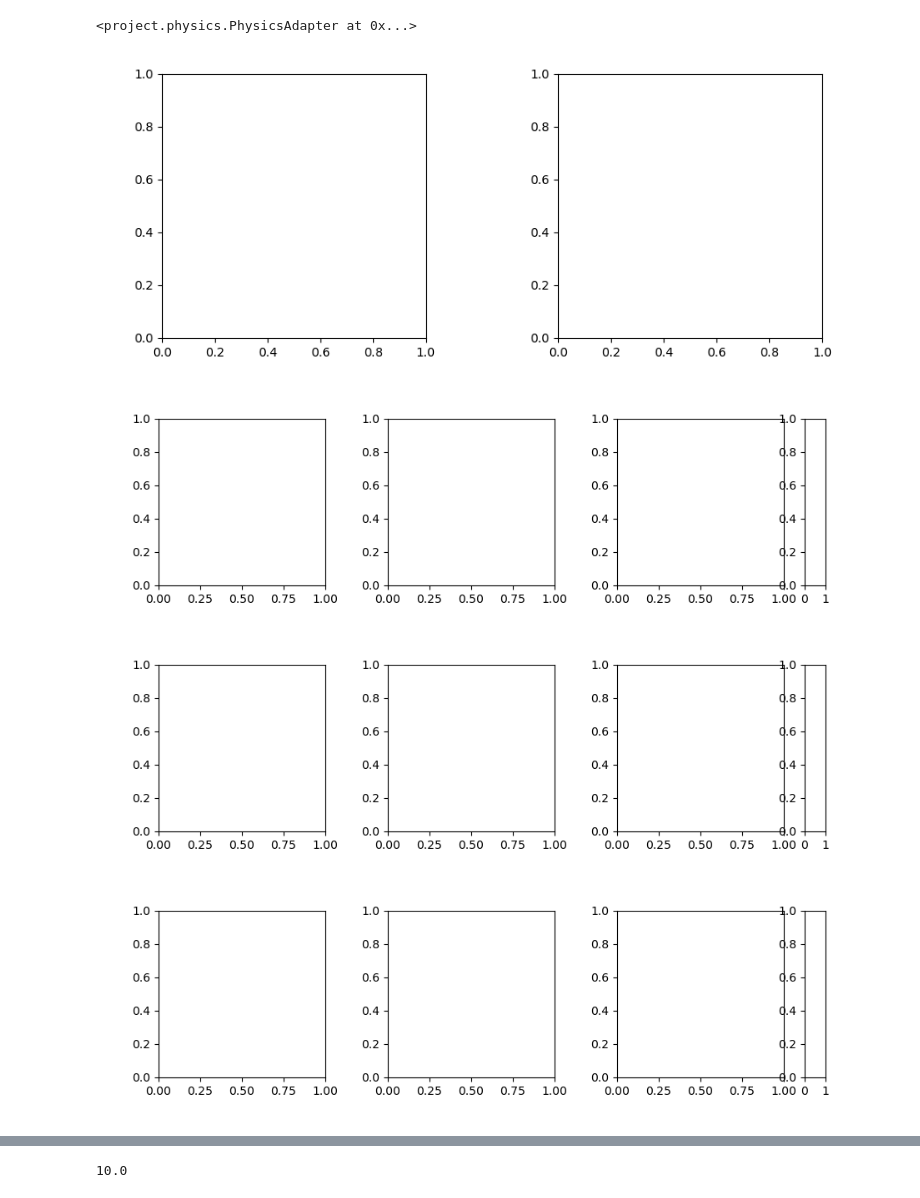
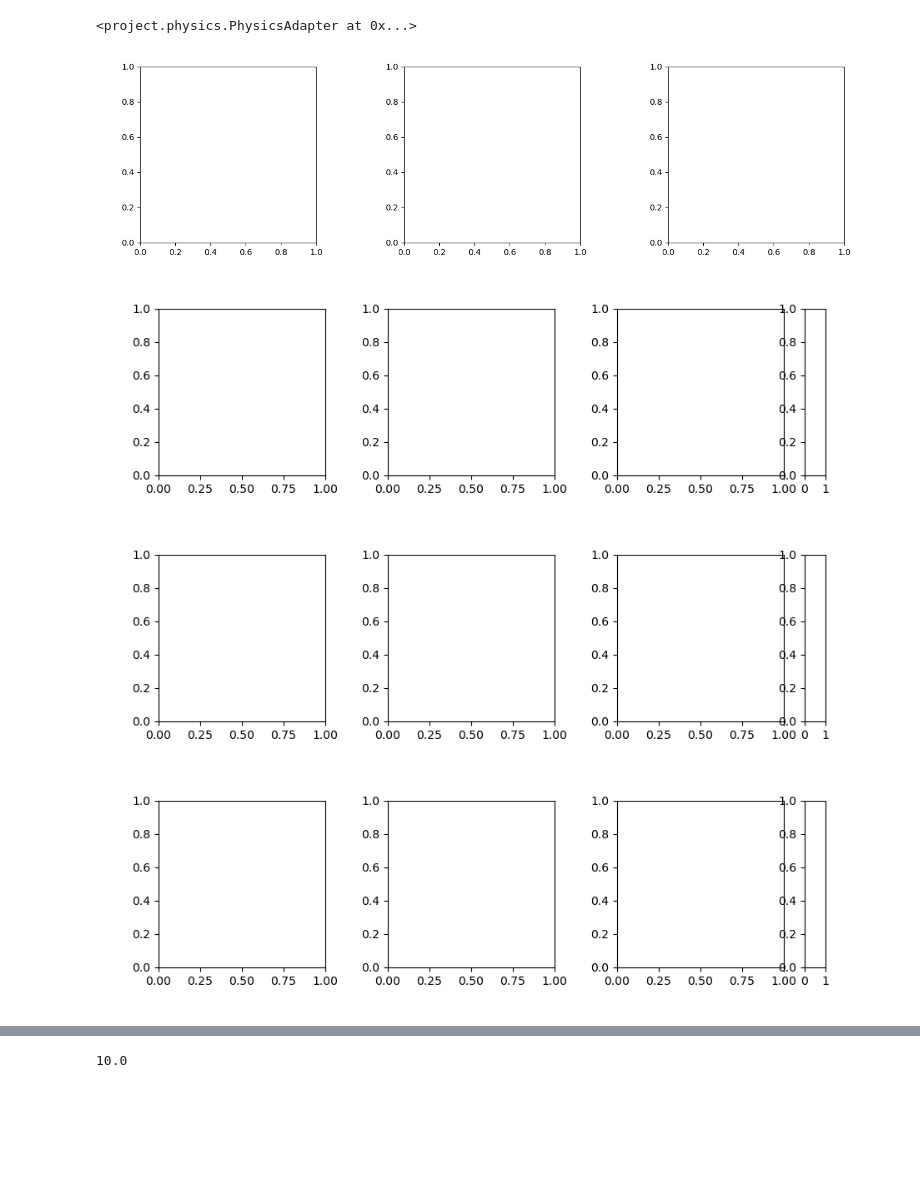
Before and after one commit to mattragoza/lung-project, a Jupyter notebook: notebooks/shapenet/30-training-interactive.ipynb, the cells around one changed output, grey strips where cells are left out. Cells and saved outputs as stored; diff of their text form; code cells hidden in the pictures; blank space fills up the shorter version.

Commit message:
image normalization, material segmentation via train_mode, build_model api

```diff
--- a/notebooks/shapenet/30-training-interactive.ipynb
+++ b/notebooks/shapenet/30-training-interactive.ipynb
@@ -123,12 +185,23 @@ len(train_ex), len(test_ex), len(val_ex)
 # %%
+%autoreload
 import project.datasets.torch
-cache_data = False
-train_set = project.datasets.torch.TorchDataset(train_ex, cache=cache_data)
-test_set = project.datasets.torch.TorchDataset(test_ex, cache=cache_data)
-val_set = project.datasets.torch.TorchDataset(val_ex, cache=cache_data)
-collate_fn = project.datasets.torch.collate_fn
+
+train_set = project.datasets.torch.TorchDataset(train_ex, **transform_kws)
+test_set = project.datasets.torch.TorchDataset(test_ex, **transform_kws)
+val_set = project.datasets.torch.TorchDataset(val_ex, **transform_kws)
 # %%
 loader_kws = train_config['loader']
+loader_kws['batch_size'] = 2
+
+collate_fn = project.datasets.torch.collate_fn
 train_loader = torch.utils.data.DataLoader(train_set, collate_fn=collate_fn, **loader_kws)
-test_loader = torch.utils.data.DataLoader(test_set, collate_fn=collate_fn, **loader_kws)
-val_loader = torch.utils.data.DataLoader(val_set, collate_fn=collate_fn, **loader_kws)
+
+if test_set:
+    test_loader = torch.utils.data.DataLoader(test_set, collate_fn=collate_fn, **loader_kws)
+else:
+    test_loader = None
+
+if val_set:
+    val_loader = torch.utils.data.DataLoader(val_set, collate_fn=collate_fn, **loader_kws)
+else:
+    val_loader = None
@@ -187,45 +257,47 @@ output_conv.bias                                   1    (1,)
 # %%
 import project.physics
-cache_context = True
+
 pde_solver_kws = train_config['pde_solver'].copy()
 pde_solver_cls = pde_solver_kws.pop('_class')
-physics_adapter_kws = train_config['physics_adapter'].copy()
+
 physics_adapter = project.physics.PhysicsAdapter(
-    pde_solver_cls=pde_solver_cls, cache=cache_context, **physics_adapter_kws
+    pde_solver_cls=pde_solver_cls,
+    pde_solver_kws=pde_solver_kws,
+    **train_config['physics_adapter']
 )
 physics_adapter
 # %% [output]
 <project.physics.PhysicsAdapter at 0x...>
 # %%
 optimizer_kws = train_config['optimizer'].copy()
+optimizer_kws['lr'] = 5e-5
 optimizer_cls = getattr(torch.optim, optimizer_kws.pop('_class'))
 optimizer = optimizer_cls(model.parameters(), **optimizer_kws)
 # %%
 %autoreload
 import project.training
 import project.evaluation
 
 trainer_kws = train_config['trainer'].copy()
-supervised = trainer_kws.pop('supervised', False)
+trainer_kws['mode'] = 'u_sim' #'logE_reg'
 
 trainer = project.training.Trainer(
     model=model,
     optimizer=optimizer,
+    physics_adapter=physics_adapter,
     train_loader=train_loader,
     test_loader=test_loader,
     val_loader=val_loader,
     callbacks=[
         project.evaluation.LoggerCallback(),
-        project.evaluation.PlotterCallback(),
-        project.evaluation.ViewerCallback(),
+        project.evaluation.PlotterCallback(keys=['loss', 'E_pred', 'E_true']),
+        project.evaluation.ViewerCallback(keys=['image', 'E_pred', 'E_true', 'mat_pred_a', 'mat_pred_r', 'mat_pred_o', 'mat_true']),
         project.evaluation.EvaluatorCallback()
     ],
-    physics_adapter=physics_adapter,
-    supervised=supervised,
-    device='cuda'
+    train_mode=trainer_kws.pop('mode')
 )
 # %% [output]
-[figure, old version]
+[figure, new version]
 [figure]
 [figure]
 [figure]
```
Also changed, not shown: parts of 17 cells of this notebook, 6 other files.
